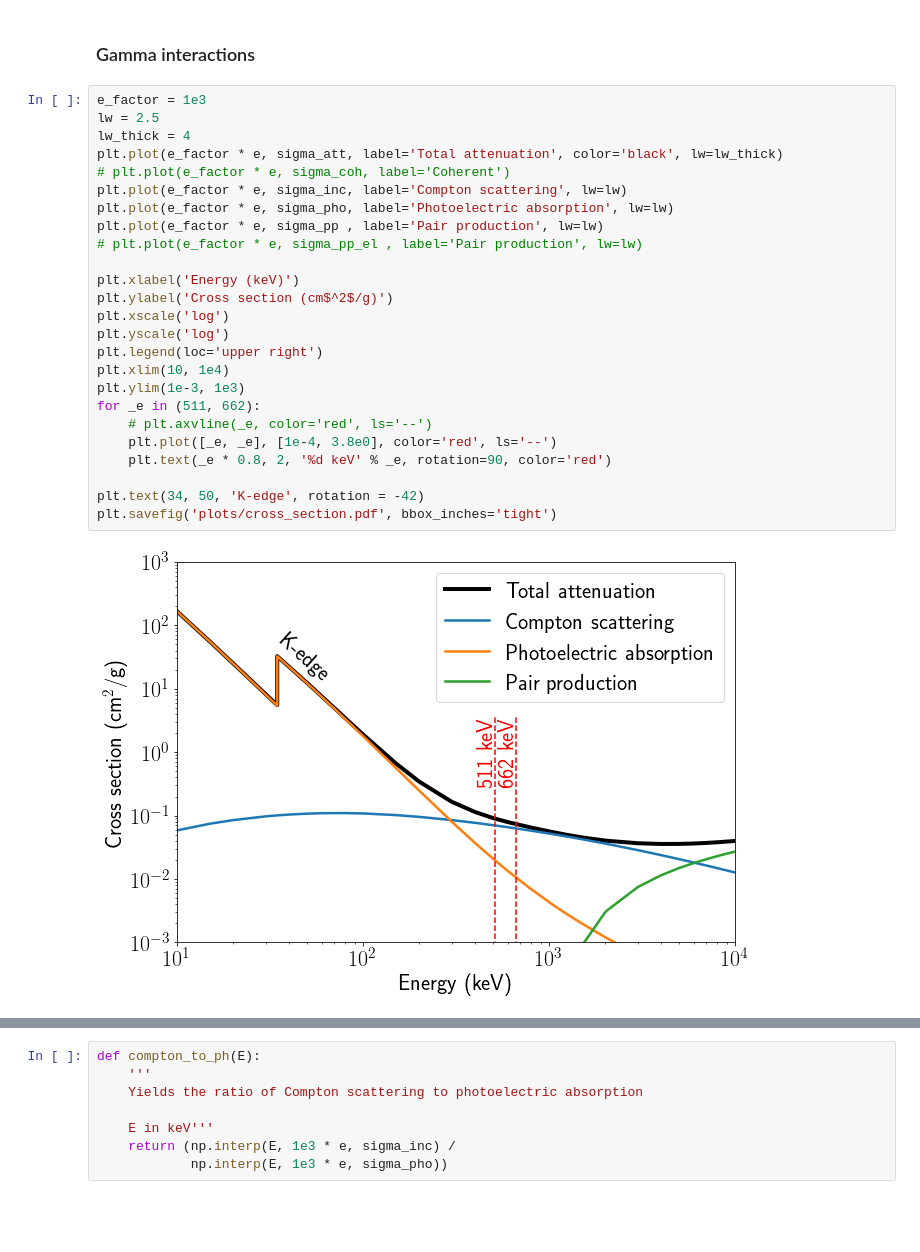
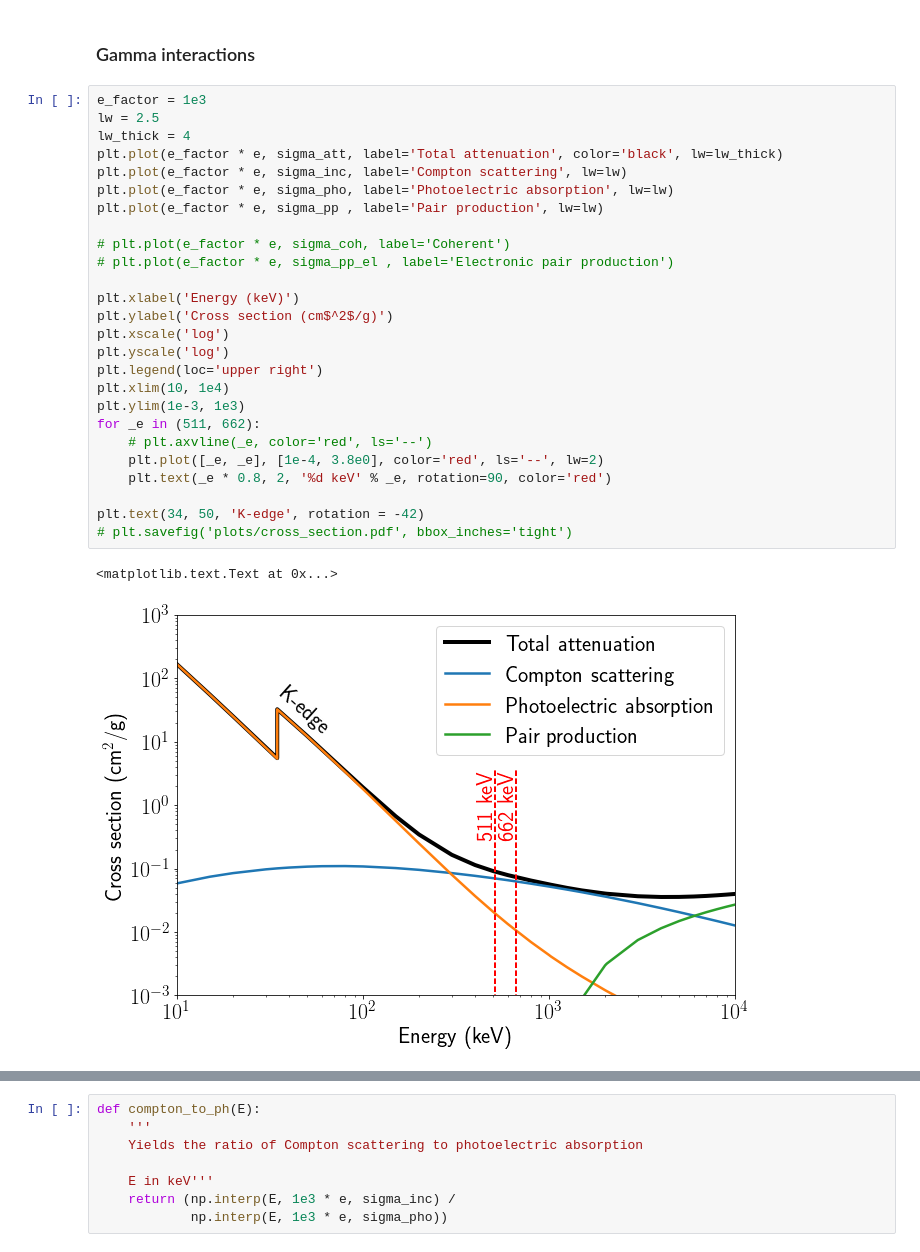
Before and after one commit to ErikHogenbirk/DMPlots, a Jupyter notebook: Xenon path length.ipynb, the cells around one changed output, grey strips where cells are left out. Saved outputs shown, nothing was run; the diff lists cells and outputs as text; blank space fills up the shorter version.

```diff
--- a/Xenon path length.ipynb
+++ b/Xenon path length.ipynb
@@ -92,27 +100,29 @@ att = 1 / (rho * sigma_att) # Attenuation length
 # %%
 e_factor = 1e3
 lw = 2.5
 lw_thick = 4
 plt.plot(e_factor * e, sigma_att, label='Total attenuation', color='black', lw=lw_thick)
-# plt.plot(e_factor * e, sigma_coh, label='Coherent')
 plt.plot(e_factor * e, sigma_inc, label='Compton scattering', lw=lw)
 plt.plot(e_factor * e, sigma_pho, label='Photoelectric absorption', lw=lw)
 plt.plot(e_factor * e, sigma_pp , label='Pair production', lw=lw)
-# plt.plot(e_factor * e, sigma_pp_el , label='Pair production', lw=lw)
+
+# plt.plot(e_factor * e, sigma_coh, label='Coherent')
+# plt.plot(e_factor * e, sigma_pp_el , label='Electronic pair production')
 
 plt.xlabel('Energy (keV)')
 plt.ylabel('Cross section (cm$^2$/g)')
 plt.xscale('log')
 plt.yscale('log')
 plt.legend(loc='upper right')
 plt.xlim(10, 1e4)
 plt.ylim(1e-3, 1e3)
 for _e in (511, 662):
     # plt.axvline(_e, color='red', ls='--')
-    plt.plot([_e, _e], [1e-4, 3.8e0], color='red', ls='--')
+    plt.plot([_e, _e], [1e-4, 3.8e0], color='red', ls='--', lw=2)
     plt.text(_e * 0.8, 2, '%d keV' % _e, rotation=90, color='red')
 
 plt.text(34, 50, 'K-edge', rotation = -42)
-plt.savefig('plots/cross_section.pdf', bbox_inches='tight')
+# plt.savefig('plots/cross_section.pdf', bbox_inches='tight')
 # %% [output]
+<matplotlib.text.Text at 0x...>
-[figure, old version]
+[figure, new version]
```
Also changed, not shown: parts of 14 cells of this notebook, 8 other files.
